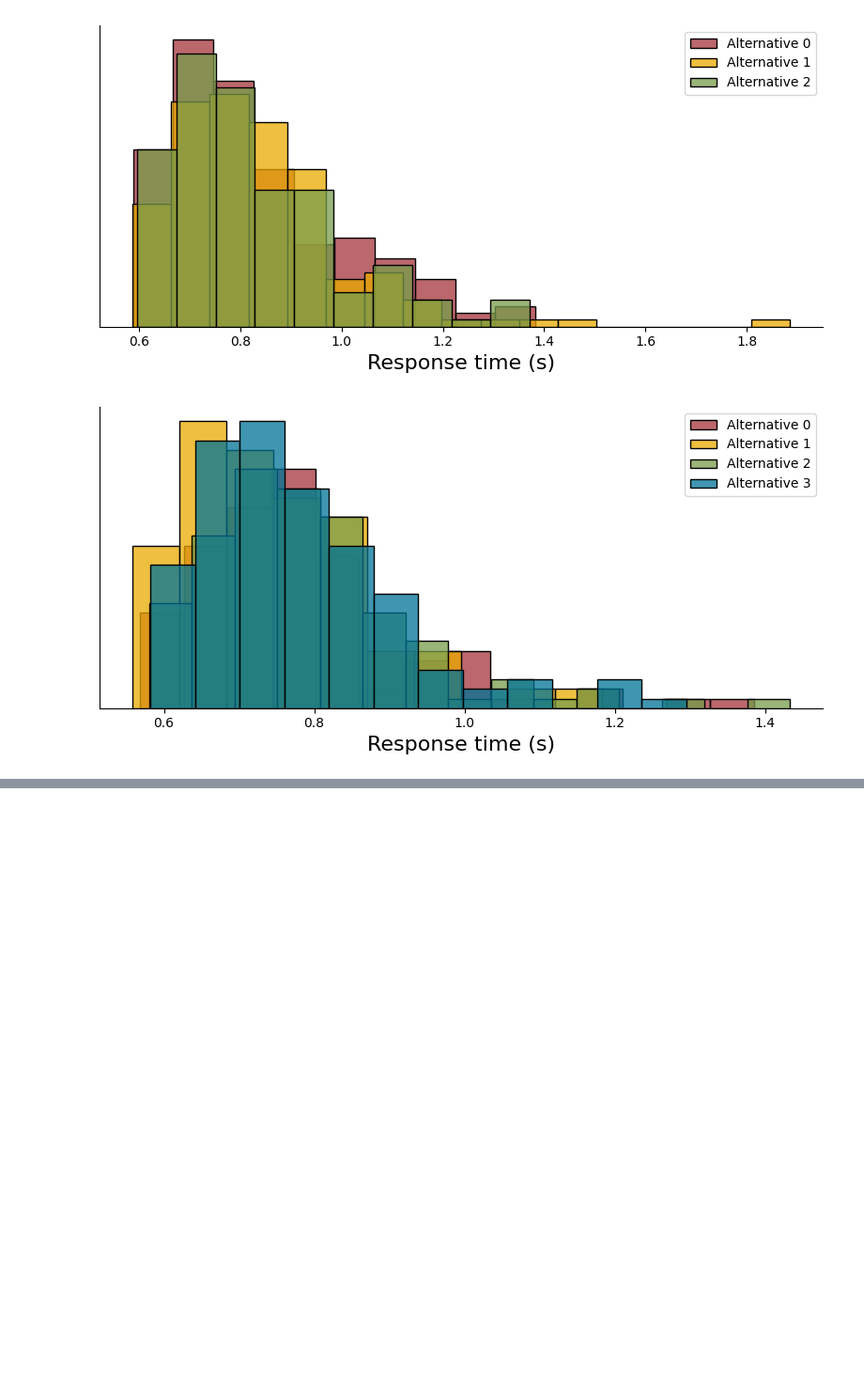
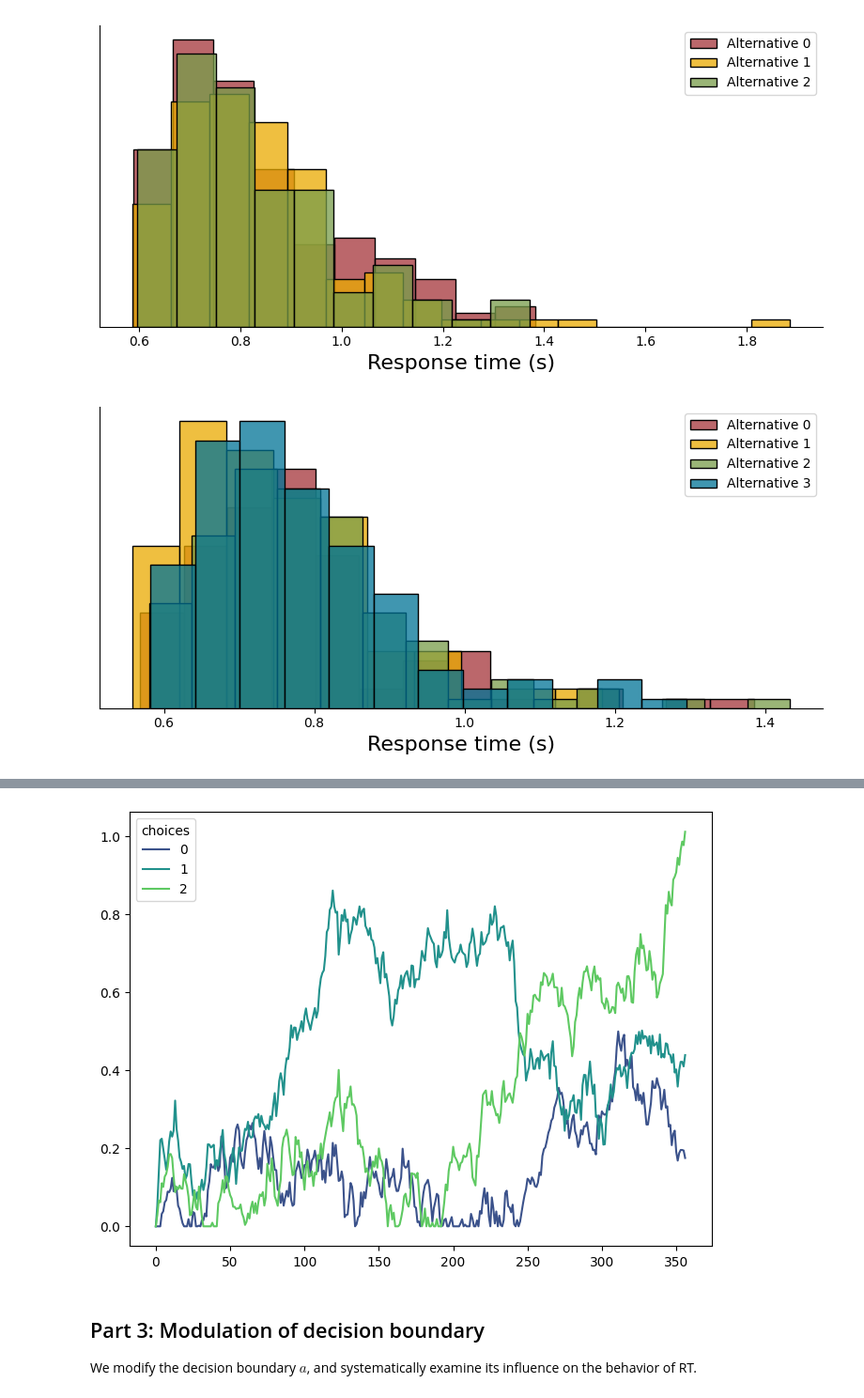
Before and after one commit to jerrymhuang/DreamDrone, a Jupyter notebook: CM02/FFI_Model.ipynb, the cells around one changed output, grey strips where cells are left out. Shown at 94% size. Drawn from its saved outputs; the diff is of its cells as text; code cells hidden in the pictures; blank space fills up the shorter version.

```diff
--- a/CM02/FFI_Model.ipynb
+++ b/CM02/FFI_Model.ipynb
@@ -54,7 +54,7 @@ def simulate_ffi(v, x0, a, alpha, tau, dt=1e-3, scale=1.0, max_time=10.):
     Returns:
     --------
     (x, c) - a tuple of response time (y - float) and a
-        binary decision (c - int)
+        decision (c - int)
     """
 
     # Initial conditions
@@ -158,2 +156,0 @@ def plot_ffi_trial(n=1, **kwargs):
-# %%
-f = plot_ffi_trial(1, **{**ffi_params, **ffi_2})
@@ -162,0 +250,15 @@ AttributeError: 'tuple' object has no attribute 'plot'
+# %%
+a = 1.
+tau = 0.5
+alpha = 0.6
+
+v = np.array([1., 1., 1.])
+x0 = np.zeros(3)
+
+x = visualize_ffi(**{**ffi_params, **ffi_3})
+# %% [output]
+[figure, added]
+# %% [markdown]
+## Part 3: Modulation of decision boundary
+
+We modify the decision boundary $a$, and systematically examine its influence on the behavior of RT.
```
Also changed, not shown: parts of 14 cells of this notebook.
